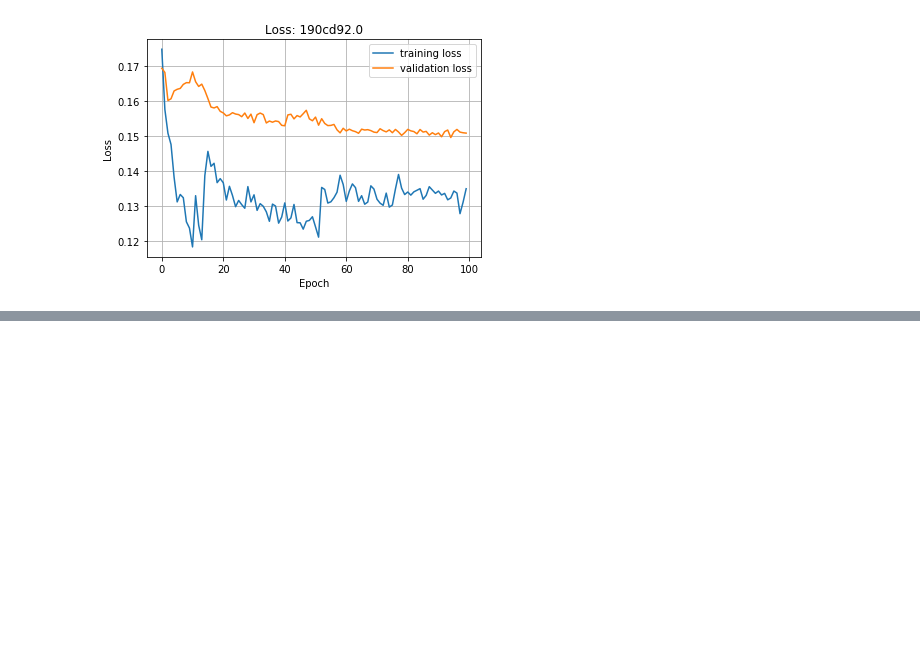
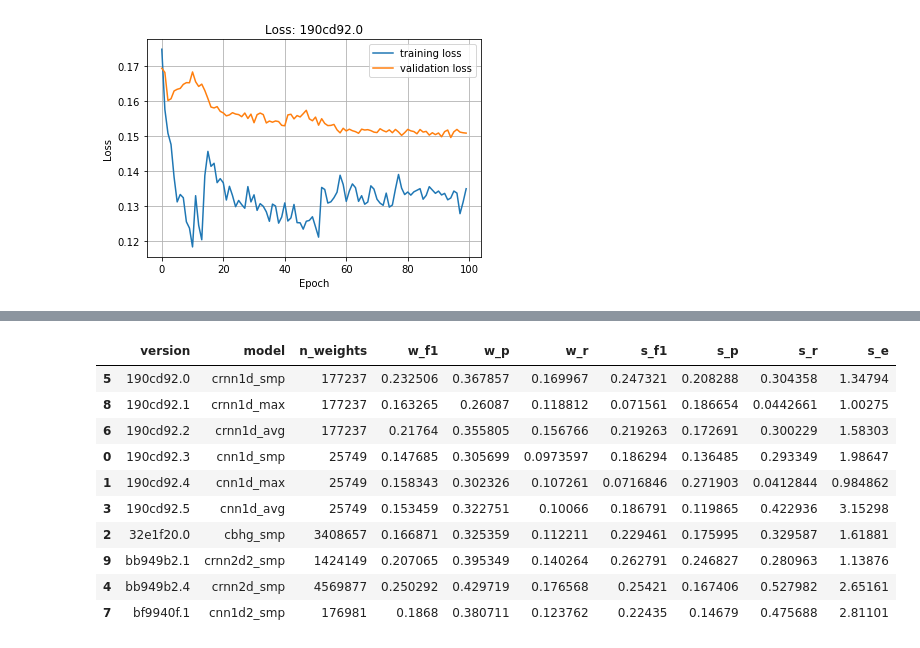
Before and after one commit to marl/milsed, a Jupyter notebook: notebooks/v1/01_model_results.ipynb, the cells around one changed output, grey strips where cells are left out. Cells and saved outputs as stored; diff of their text form; code cells hidden in the pictures; blank space fills up the shorter version.

```diff
--- a/notebooks/v1/01_model_results.ipynb
+++ b/notebooks/v1/01_model_results.ipynb
@@ -55,0 +146,16 @@ Loss:
+# %%
+models3 = (['190cd92.0', '190cd92.1', '190cd92.2', '190cd92.3', '190cd92.4', '190cd92.5',
+            'bb949b2.4', 'bf9940f.1', '32e1f20.0', 'bb949b2.1'])
+milsed.eval.compare_results(OUTPUT_PATH, models3)
+# %% [output]
+|  | version | model | n_weights | w_f1 | w_p | w_r | s_f1 | s_p | s_r | s_e |
+| 5 | 190cd92.0 | crnn1d_smp | 177237 | 0.232506 | 0.367857 | 0.169967 | 0.247321 | 0.208288 | 0.304358 | 1.34794 |
+| 8 | 190cd92.1 | crnn1d_max | 177237 | 0.163265 | 0.26087 | 0.118812 | 0.071561 | 0.186654 | 0.0442661 | 1.00275 |
+| 6 | 190cd92.2 | crnn1d_avg | 177237 | 0.21764 | 0.355805 | 0.156766 | 0.219263 | 0.172691 | 0.300229 | 1.58303 |
+| 0 | 190cd92.3 | cnn1d_smp | 25749 | 0.147685 | 0.305699 | 0.0973597 | 0.186294 | 0.136485 | 0.293349 | 1.98647 |
+| 1 | 190cd92.4 | cnn1d_max | 25749 | 0.158343 | 0.302326 | 0.107261 | 0.0716846 | 0.271903 | 0.0412844 | 0.984862 |
+| 3 | 190cd92.5 | cnn1d_avg | 25749 | 0.153459 | 0.322751 | 0.10066 | 0.186791 | 0.119865 | 0.422936 | 3.15298 |
+| 2 | 32e1f20.0 | cbhg_smp | 3408657 | 0.166871 | 0.325359 | 0.112211 | 0.229461 | 0.175995 | 0.329587 | 1.61881 |
+| 9 | bb949b2.1 | crnn2d2_smp | 1424149 | 0.207065 | 0.395349 | 0.140264 | 0.262791 | 0.246827 | 0.280963 | 1.13876 |
+| 4 | bb949b2.4 | crnn2d_smp | 4569877 | 0.250292 | 0.429719 | 0.176568 | 0.25421 | 0.167406 | 0.527982 | 2.65161 |
+| 7 | bf9940f.1 | cnn1d2_smp | 176981 | 0.1868 | 0.380711 | 0.123762 | 0.22435 | 0.14679 | 0.475688 | 2.81101 |
```
Also changed, not shown: parts of 14 cells of this notebook.
